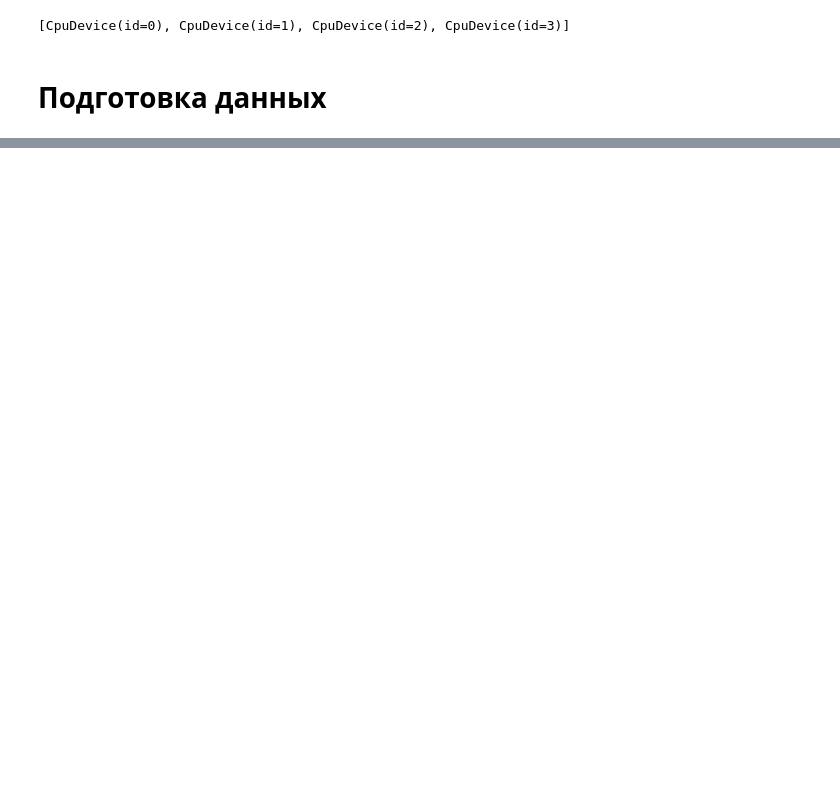
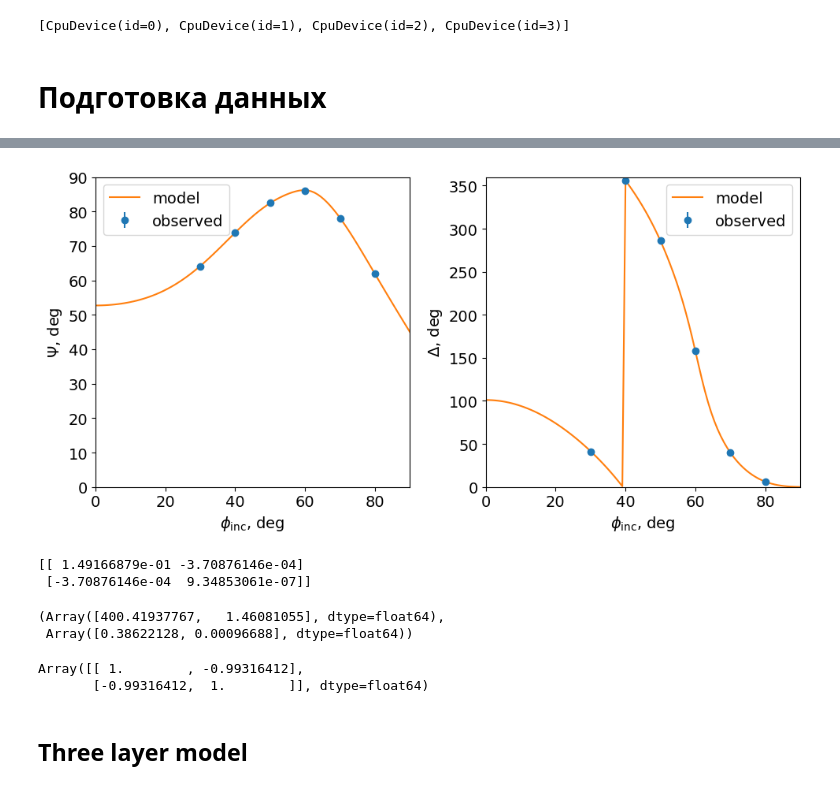
Before and after one commit to dmstreltsov/ellipsx, a Jupyter notebook: notebooks/Inverse problem.ipynb, the cells around one changed output, grey strips where cells are left out. Saved outputs shown, nothing was run; the diff lists cells and outputs as text; code cells hidden in the pictures; blank space fills up the shorter version.

```diff
--- a/notebooks/Inverse problem.ipynb
+++ b/notebooks/Inverse problem.ipynb
@@ -109,12 +113,11 @@ def residuals(params: Float,
     return jnp.concatenate([(psi - psi_obs)/psi_std,
                            (delta - delta_obs)/delta_std])
 # %%
-params = jnp.array([5.])
+params = jnp.array([400, 1.46])
 # %%
 args = (jnp.stack([phi, psi1, psi1_std, delta1, delta1_std]),
-        jnp.array([1.46, 0], dtype=float),
-        jnp.array([3.9, -0.02], dtype=float),
-        jnp.array([1, 0], dtype=float),
+        jnp.array([3.882, - 0.019]),
+        1.0,
         632.8)
 # %%
 args
@@ -147,0 +152,22 @@ Array([ 0.18871674,  0.52965647,  3.8290116 ,  4.234352  , -2.44526611],      dt
+# %%
+phi_model = jnp.linspace(0, 90, 100)
+# %%
+psi, delta = calc_psi_delta_one_layer_vec(phi_model, sol.value[1], sol.value[0], 3.882 - 1j * 0.019)
+# %%
+fig, (ax1, ax2) = plt.subplots(1, 2, figsize=(10, 5))
+ax1.errorbar(x=phi, y=psi1, yerr=psi1_std, label='observed', fmt='o')
+ax2.errorbar(x=phi, y=delta1, yerr=delta1_std, label='observed', fmt='o')
+ax1.plot(phi_model, psi, label='model')
+ax2.plot(phi_model, delta, label='model')
+ax1.set_xlim(0, 90)
+ax1.set_ylim(0, 90)
+ax1.set_xlabel(r'$\phi_\mathrm{{inc}}$, deg')
+ax1.set_ylabel(r'$\Psi$, deg')
+ax2.set_xlim(0, 90)
+ax2.set_ylim(0, 360)
+ax2.set_xlabel(r'$\phi_\mathrm{{inc}}$, deg')
+ax2.set_ylabel(r'$\Delta$, deg')
+ax1.legend(loc='best')
+ax2.legend(loc='best');
+# %% [output]
+[figure, added]
@@ -147,0 +178,5 @@ Array([ 0.18871674,  0.52965647,  3.8290116 ,  4.234352  , -2.44526611],      dt
+# %%
+print(cov_matrix)
+# %% [output]
+[[ 1.49166879e-01 -3.70876146e-04]
+ [-3.70876146e-04  9.34853061e-07]]
@@ -147,0 +185,5 @@ Array([ 0.18871674,  0.52965647,  3.8290116 ,  4.234352  , -2.44526611],      dt
+# %%
+sol.value, std_params
+# %% [output]
+(Array([400.41937767,   1.46081055], dtype=float64),
+ Array([0.38622128, 0.00096688], dtype=float64))
@@ -147,0 +194,7 @@ Array([ 0.18871674,  0.52965647,  3.8290116 ,  4.234352  , -2.44526611],      dt
+# %%
+cor_matrix
+# %% [output]
+Array([[ 1.        , -0.99316412],
+       [-0.99316412,  1.        ]], dtype=float64)
+# %% [markdown]
+## Three layer model
```
Also changed, not shown: parts of 37 cells of this notebook, 1 other file.
